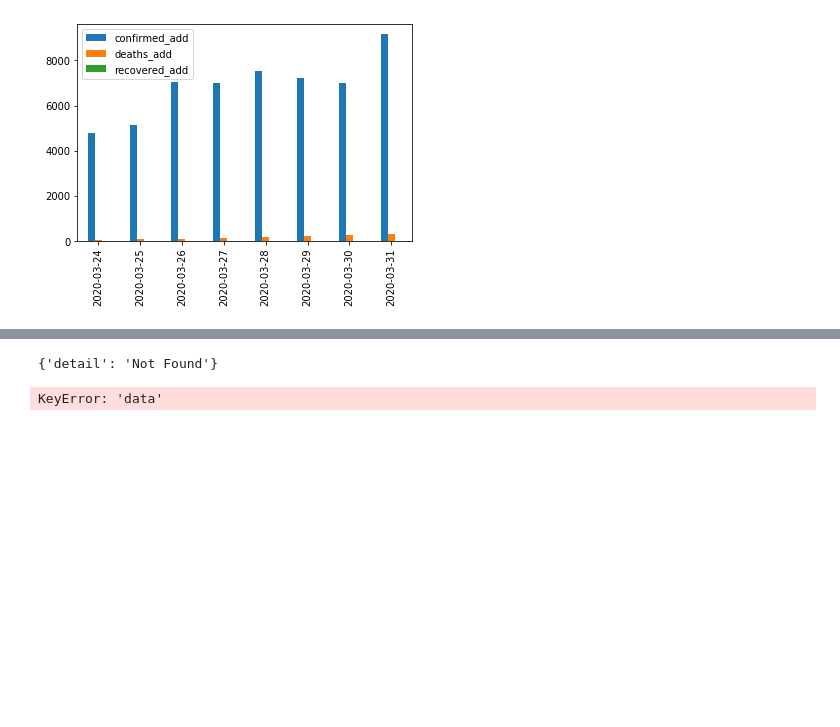
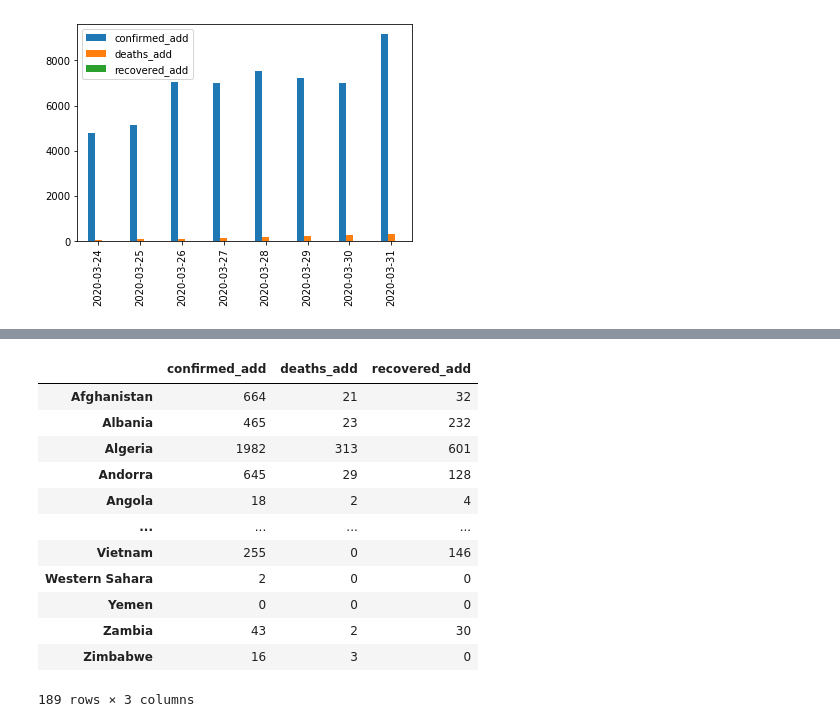
Before and after one commit to chinapnr/python_study, a Jupyter notebook: python_pandas_basic_notebook/COVID-19/COVID-19.ipynb, the cells around one changed output, grey strips where cells are left out. Saved outputs shown, nothing was run; the diff lists cells and outputs as text; code cells hidden in the pictures; blank space fills up the shorter version.

```diff
--- a/python_pandas_basic_notebook/COVID-19/COVID-19.ipynb
+++ b/python_pandas_basic_notebook/COVID-19/COVID-19.ipynb
@@ -297,41 +296,40 @@ df
 | deaths | 50 | 65 | 81 | 94 | 110 | 124 | 146 | 173 |
 | recovered | 0 | 0 | 0 | 0 | 0 | 0 | 0 | 0 |
 # %%
-# demo for infection/area
+# demo for infection/global
 
 import requests
 import pandas as pd
 import matplotlib.pyplot as plt
 
 # API url
 url = 'https://covid-19.adapay.tech/api/v1/'
 # token, can call register function get the API token
 token = '497115d0c2ff9586bf0fe03088cfdbe2'
 
-# region or country
-region='US'
-area='New York'
-
 # headers, need the API token
 headers = {
     'token': token
 }
 
-# the params
-payload = {
-    'region': region,
-    'area': area,
-    'start_date':'2020-03-24',
-    'end_date':'2020-03-31'
-}
-
-r = requests.get(url+'infection/area', params=payload, headers=headers)
+r = requests.get(url+'infection/global',  headers=headers)
 
 data = r.json()
-print(data)
 
-df = pd.DataFrame.from_dict(data['data'])
+df = pd.DataFrame.from_dict(data['data']['global']['region'])
+df = df.T
 df
 # %% [output]
+|  | confirmed_add | deaths_add | recovered_add |
+| Afghanistan | 664 | 21 | 32 |
+| Albania | 465 | 23 | 232 |
+| Algeria | 1982 | 313 | 601 |
+| Andorra | 645 | 29 | 128 |
+| Angola | 18 | 2 | 4 |
+| ... | ... | ... | ... |
+| Vietnam | 255 | 0 | 146 |
+| Western Sahara | 2 | 0 | 0 |
+| Yemen | 0 | 0 | 0 |
+| Zambia | 43 | 2 | 30 |
+| Zimbabwe | 16 | 3 | 0 |
-{'detail': 'Not Found'}
+189 rows × 3 columns
-KeyError: 'data'
```
Also changed, not shown: parts of 5 cells of this notebook, 1 other file.
